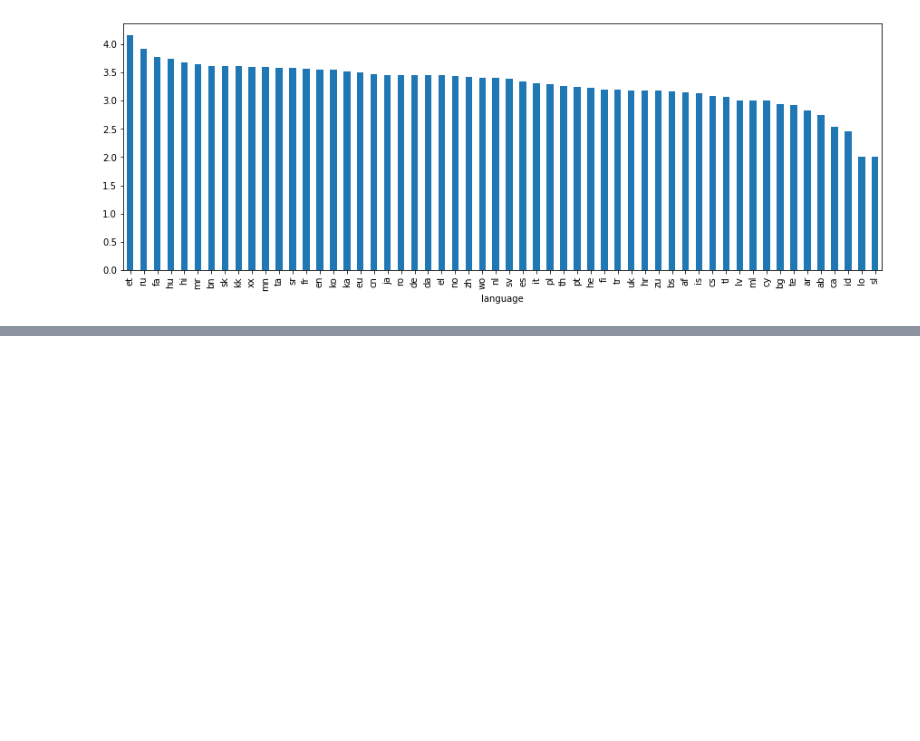
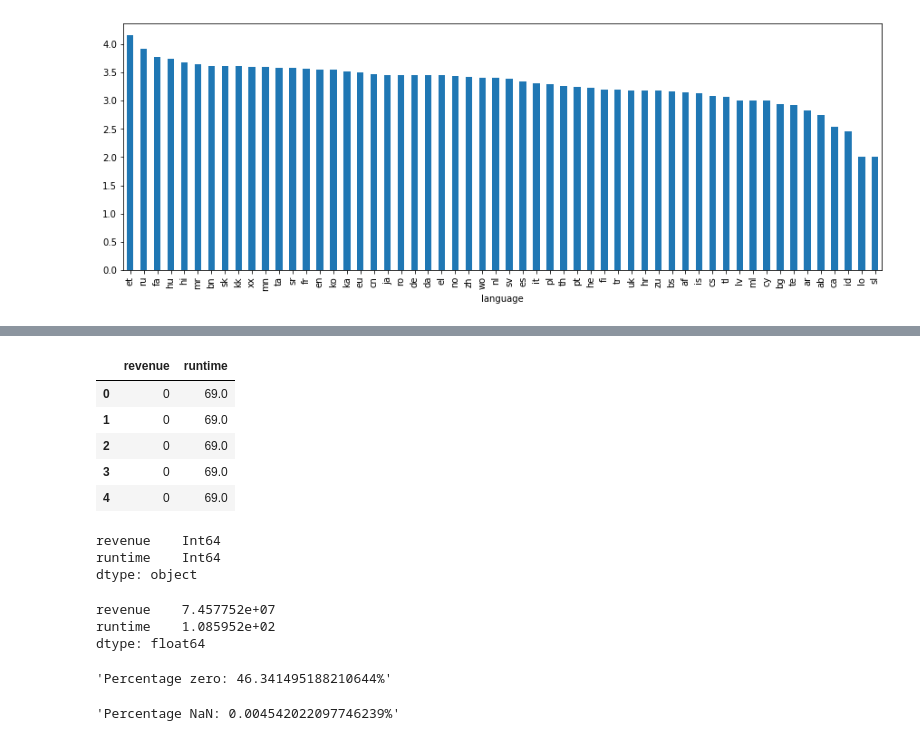
Before and after one commit to jacKlinc/film_dash, a Jupyter notebook: notebooks/1_movies-dashboard_an.ipynb, the cells around one changed output, grey strips where cells are left out. Cells and saved outputs as stored; diff of their text form; code cells hidden in the pictures; blank space fills up the shorter version.

```diff
--- a/notebooks/1_movies-dashboard_an.ipynb
+++ b/notebooks/1_movies-dashboard_an.ipynb
@@ -133,0 +134,36 @@ country_scores.sort_values(ascending=False).plot.bar(figsize=(15,5))
+# %%
+movie_ratings.head()
+# %% [output]
+|  | revenue | runtime |
+| 0 | 0 | 69.0 |
+| 1 | 0 | 69.0 |
+| 2 | 0 | 69.0 |
+| 3 | 0 | 69.0 |
+| 4 | 0 | 69.0 |
+# %%
+# Update data types
+movie_ratings = movie_ratings.convert_dtypes()
+movie_ratings.dtypes
+# %% [output]
+revenue    Int64
+runtime    Int64
+dtype: object
+# %%
+# Averages for raw data
+movie_ratings.mean()
+# %% [output]
+revenue    7.457752e+07
+runtime    1.085952e+02
+dtype: float64
+# %%
+'Percentage zero: '+str(len(movie_ratings.loc[movie_ratings.revenue == 0]) / len(movie_ratings) * 100)+'%'
+# %% [output]
+'Percentage zero: 46.341495188210644%'
+# %%
+# Get percentage of missing values
+missing_value_cnt = movie_ratings.isnull().sum().sum()
+total_cells = np.product(movie_ratings.shape)
+
+'Percentage NaN: '+str((missing_value_cnt / total_cells) *100)+'%'
+# %% [output]
+'Percentage NaN: 0.004542022097746239%'
```
Also changed, not shown: parts of 11 cells of this notebook.
